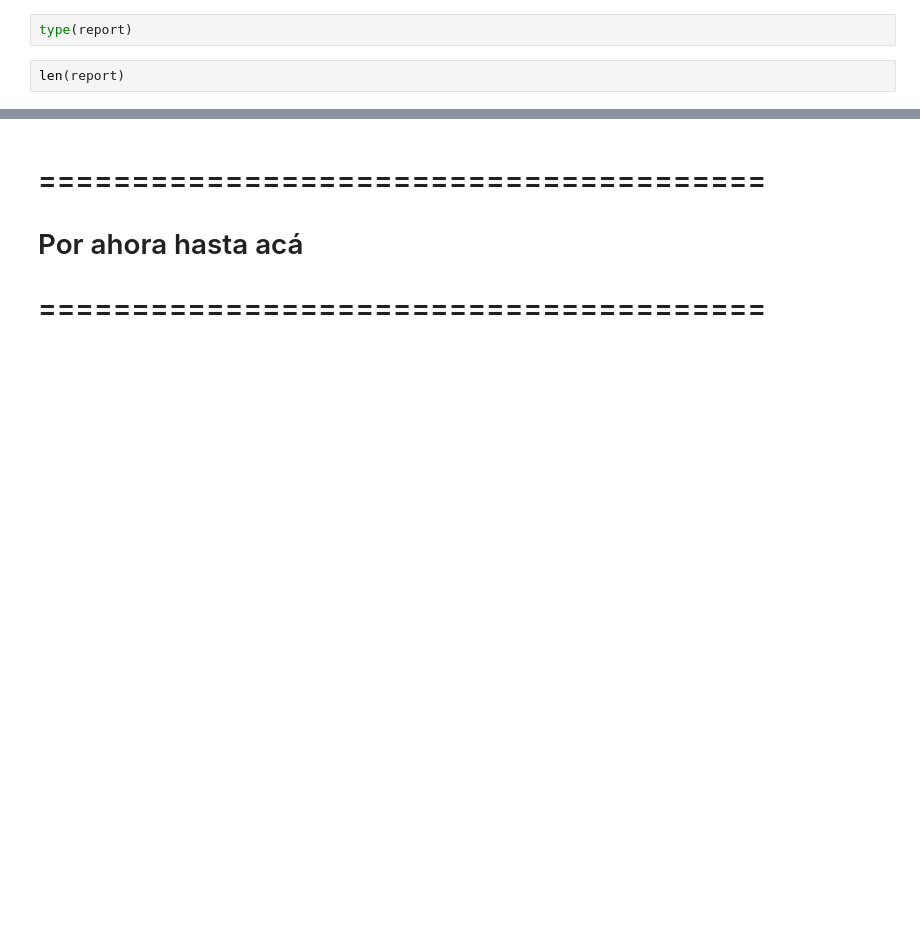
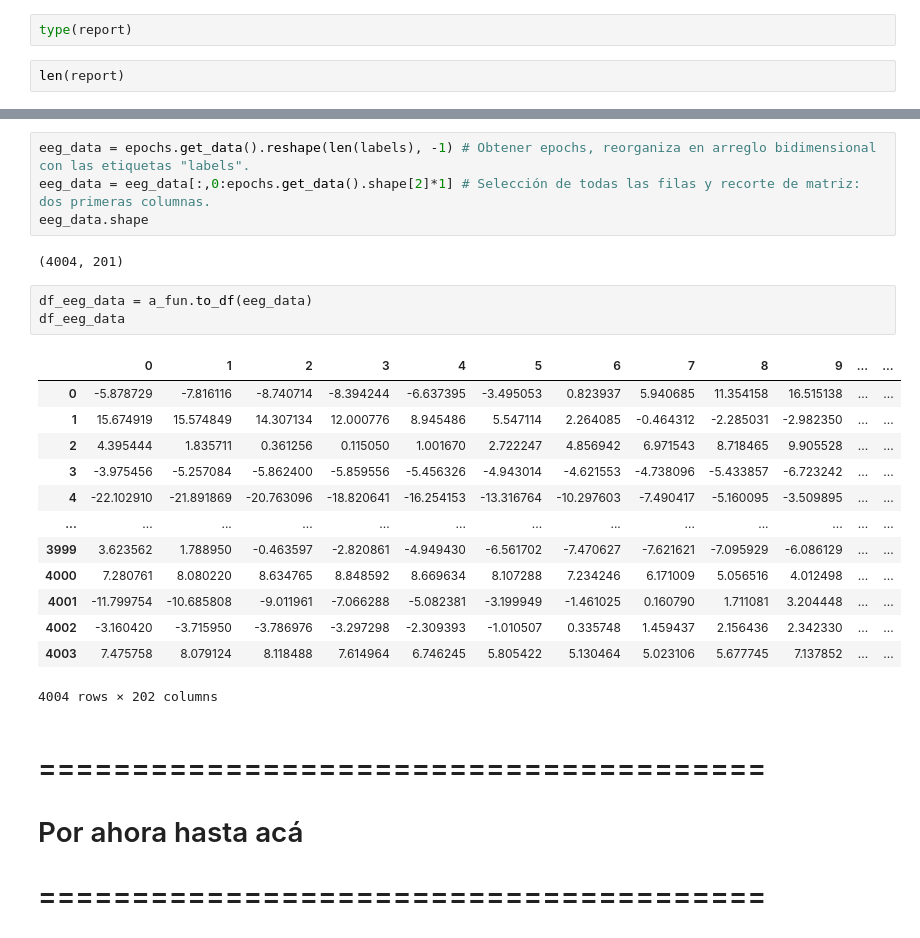
Before and after one commit to alexchavez1980/repo_tesis, a Jupyter notebook: a_Lag&DrugSignal_v4.ipynb, the cells around one changed output, grey strips where cells are left out. Saved outputs shown, nothing was run; the diff lists cells and outputs as text; blank space fills up the shorter version.

```diff
--- a/a_Lag&DrugSignal_v4.ipynb
+++ b/a_Lag&DrugSignal_v4.ipynb
@@ -412,3 +359,26 @@ len(report)
+# %%
+eeg_data = epochs.get_data().reshape(len(labels), -1) # Obtener epochs, reorganiza en arreglo bidimensional con las etiquetas "labels".
+eeg_data = eeg_data[:,0:epochs.get_data().shape[2]*1] # Selección de todas las filas y recorte de matriz: dos primeras columnas.
+eeg_data.shape
+# %% [output]
+(4004, 201)
+# %%
+df_eeg_data = a_fun.to_df(eeg_data)
+df_eeg_data
+# %% [output]
+|  | 0 | 1 | 2 | 3 | 4 | 5 | 6 | 7 | 8 | 9 | ... | ... |
+| 0 | -5.878729 | -7.816116 | -8.740714 | -8.394244 | -6.637395 | -3.495053 | 0.823937 | 5.940685 | 11.354158 | 16.515138 | ... | ... |
+| 1 | 15.674919 | 15.574849 | 14.307134 | 12.000776 | 8.945486 | 5.547114 | 2.264085 | -0.464312 | -2.285031 | -2.982350 | ... | ... |
+| 2 | 4.395444 | 1.835711 | 0.361256 | 0.115050 | 1.001670 | 2.722247 | 4.856942 | 6.971543 | 8.718465 | 9.905528 | ... | ... |
+| 3 | -3.975456 | -5.257084 | -5.862400 | -5.859556 | -5.456326 | -4.943014 | -4.621553 | -4.738096 | -5.433857 | -6.723242 | ... | ... |
+| 4 | -22.102910 | -21.891869 | -20.763096 | -18.820641 | -16.254153 | -13.316764 | -10.297603 | -7.490417 | -5.160095 | -3.509895 | ... | ... |
+| ... | ... | ... | ... | ... | ... | ... | ... | ... | ... | ... | ... | ... |
+| 3999 | 3.623562 | 1.788950 | -0.463597 | -2.820861 | -4.949430 | -6.561702 | -7.470627 | -7.621621 | -7.095929 | -6.086129 | ... | ... |
+| 4000 | 7.280761 | 8.080220 | 8.634765 | 8.848592 | 8.669634 | 8.107288 | 7.234246 | 6.171009 | 5.056516 | 4.012498 | ... | ... |
+| 4001 | -11.799754 | -10.685808 | -9.011961 | -7.066288 | -5.082381 | -3.199949 | -1.461025 | 0.160790 | 1.711081 | 3.204448 | ... | ... |
+| 4002 | -3.160420 | -3.715950 | -3.786976 | -3.297298 | -2.309393 | -1.010507 | 0.335748 | 1.459437 | 2.156436 | 2.342330 | ... | ... |
+| 4003 | 7.475758 | 8.079124 | 8.118488 | 7.614964 | 6.746245 | 5.805422 | 5.130464 | 5.023106 | 5.677745 | 7.137852 | ... | ... |
+4004 rows × 202 columns
 # %% [markdown]
 # =======================================
 # Por ahora hasta acá
```
Also changed, not shown: parts of 7 cells of this notebook, 11 other files.
